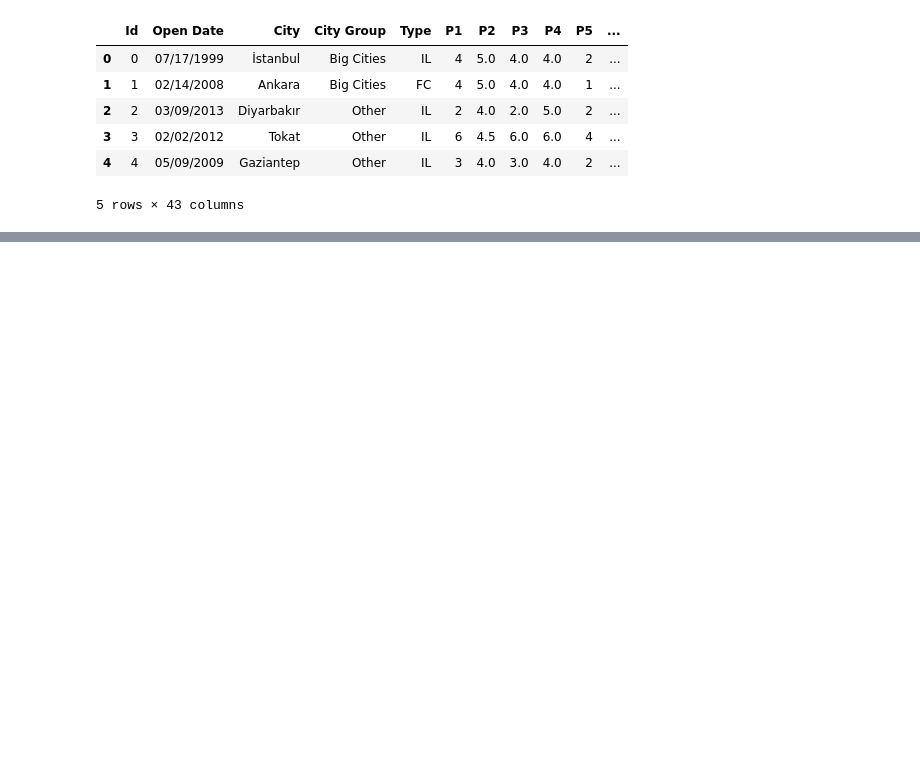
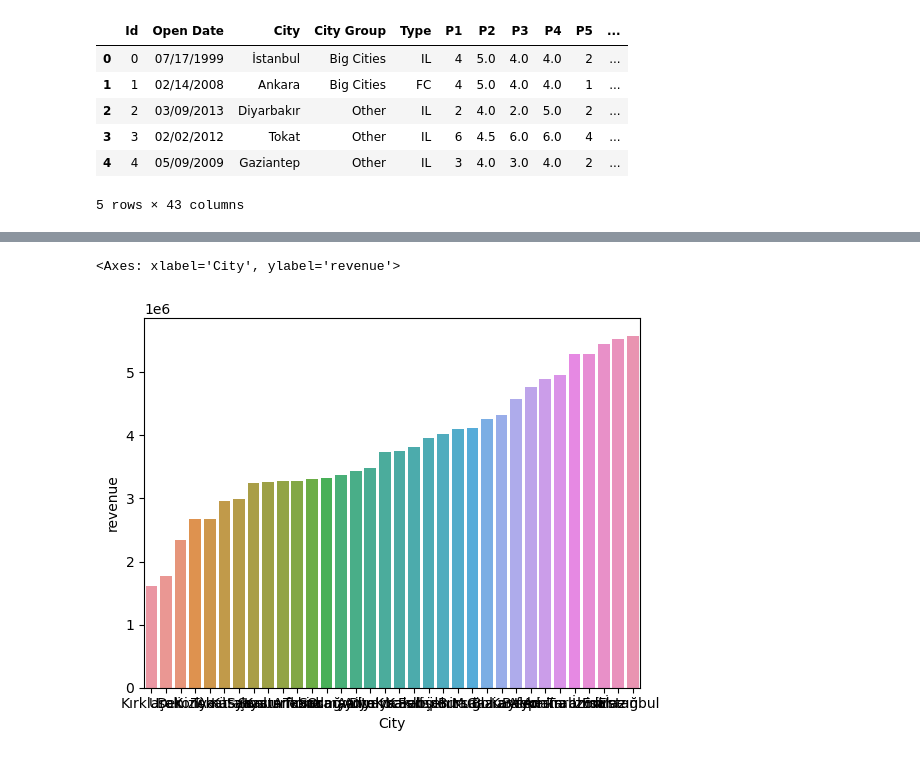
Before and after one commit to Nacim-B/Restaurant_Revenue_Prediction, a Jupyter notebook: Restaurant_Revenue_Prediction.ipynb, the cells around one changed output, grey strips where cells are left out. Drawn from its saved outputs; the diff is of its cells as text; code cells hidden in the pictures; blank space fills up the shorter version.

```diff
--- a/Restaurant_Revenue_Prediction.ipynb
+++ b/Restaurant_Revenue_Prediction.ipynb
@@ -28,2 +27,0 @@ from sklearn.linear_model import LinearRegression
-# %%
-data.drop(['Open Date', 'Id'], axis = 1, inplace = True)
@@ -37,0 +100,6 @@ preprocessing = make_pipeline(column_trans, normalizer)
+# %%
+cities = data[['City', 'revenue']].groupby(['City'], as_index=False).mean().sort_values(['revenue'])
+sns.barplot(x='City', y='revenue', data= cities)
+# %% [output]
+<Axes: xlabel='City', ylabel='revenue'>
+[figure, added]
```
Also changed, not shown: parts of 16 cells of this notebook.
